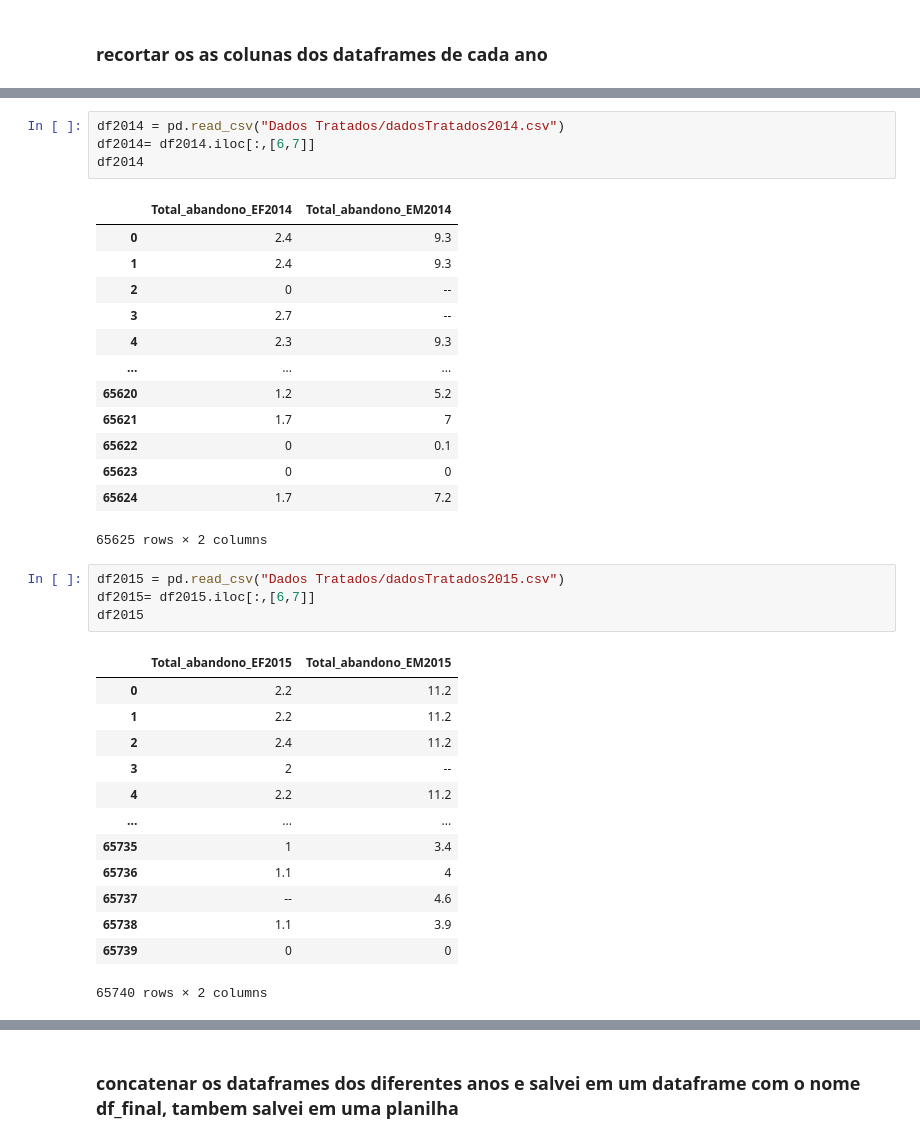
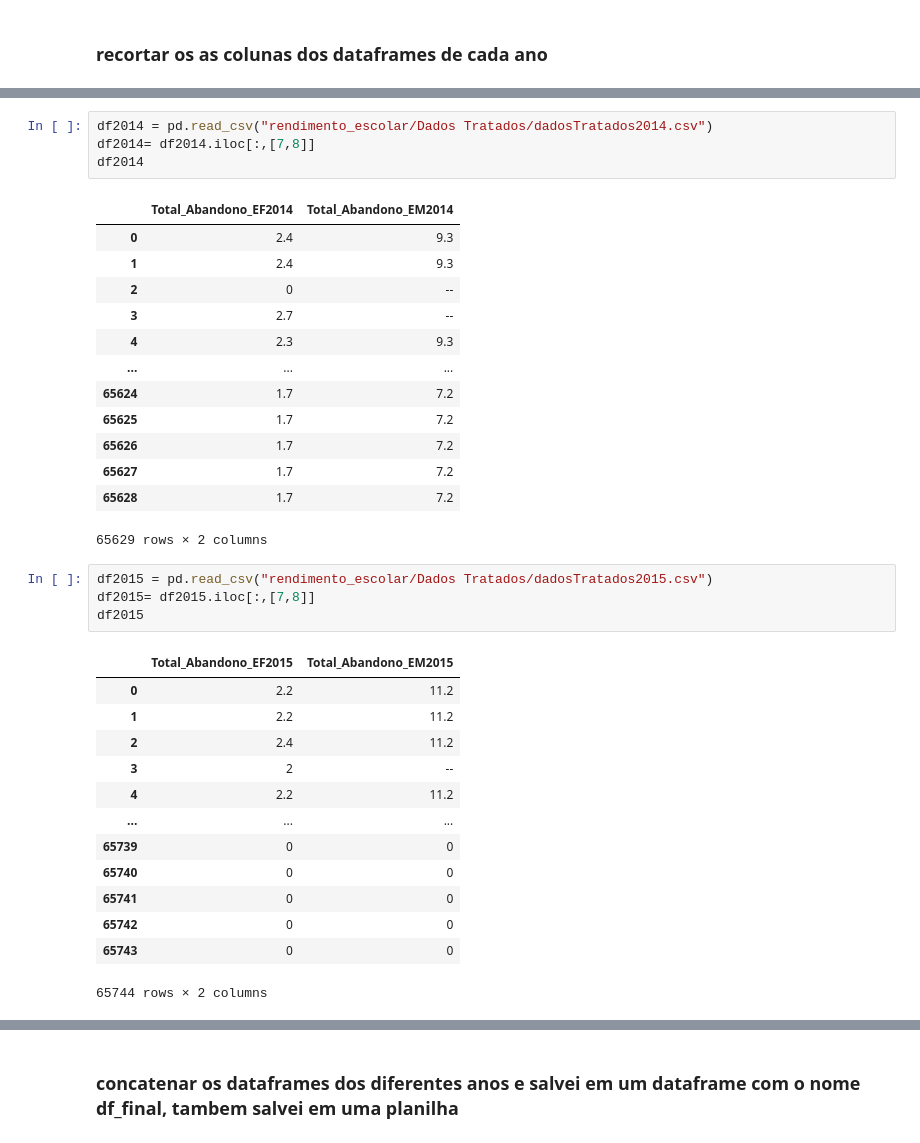
Before and after one commit to thiagodasillva/escolarData, a Jupyter notebook: mesclagem.ipynb, the cells around one changed output, grey strips where cells are left out. Cells and saved outputs as stored; diff of their text form.

```diff
--- a/mesclagem.ipynb
+++ b/mesclagem.ipynb
@@ -130,37 +130,37 @@ df2013
 # %%
-df2014 = pd.read_csv("Dados Tratados/dadosTratados2014.csv")
-df2014= df2014.iloc[:,[6,7]]
+df2014 = pd.read_csv("rendimento_escolar/Dados Tratados/dadosTratados2014.csv")
+df2014= df2014.iloc[:,[7,8]]
 df2014
 # %% [output]
-|  | Total_abandono_EF2014 | Total_abandono_EM2014 |
+|  | Total_Abandono_EF2014 | Total_Abandono_EM2014 |
 | 0 | 2.4 | 9.3 |
 | 1 | 2.4 | 9.3 |
 | 2 | 0 | -- |
 | 3 | 2.7 | -- |
 | 4 | 2.3 | 9.3 |
 | ... | ... | ... |
-| 65620 | 1.2 | 5.2 |
-| 65621 | 1.7 | 7 |
-| 65622 | 0 | 0.1 |
-| 65623 | 0 | 0 |
 | 65624 | 1.7 | 7.2 |
+| 65625 | 1.7 | 7.2 |
+| 65626 | 1.7 | 7.2 |
+| 65627 | 1.7 | 7.2 |
+| 65628 | 1.7 | 7.2 |
-65625 rows × 2 columns
+65629 rows × 2 columns
 # %%
-df2015 = pd.read_csv("Dados Tratados/dadosTratados2015.csv")
-df2015= df2015.iloc[:,[6,7]]
+df2015 = pd.read_csv("rendimento_escolar/Dados Tratados/dadosTratados2015.csv")
+df2015= df2015.iloc[:,[7,8]]
 df2015
 # %% [output]
-|  | Total_abandono_EF2015 | Total_abandono_EM2015 |
+|  | Total_Abandono_EF2015 | Total_Abandono_EM2015 |
 | 0 | 2.2 | 11.2 |
 | 1 | 2.2 | 11.2 |
 | 2 | 2.4 | 11.2 |
 | 3 | 2 | -- |
 | 4 | 2.2 | 11.2 |
 | ... | ... | ... |
-| 65735 | 1 | 3.4 |
-| 65736 | 1.1 | 4 |
-| 65737 | -- | 4.6 |
-| 65738 | 1.1 | 3.9 |
 | 65739 | 0 | 0 |
+| 65740 | 0 | 0 |
+| 65741 | 0 | 0 |
+| 65742 | 0 | 0 |
+| 65743 | 0 | 0 |
-65740 rows × 2 columns
+65744 rows × 2 columns
 # %%
```
Also changed, not shown: parts of 18 cells of this notebook, 20 other files.
